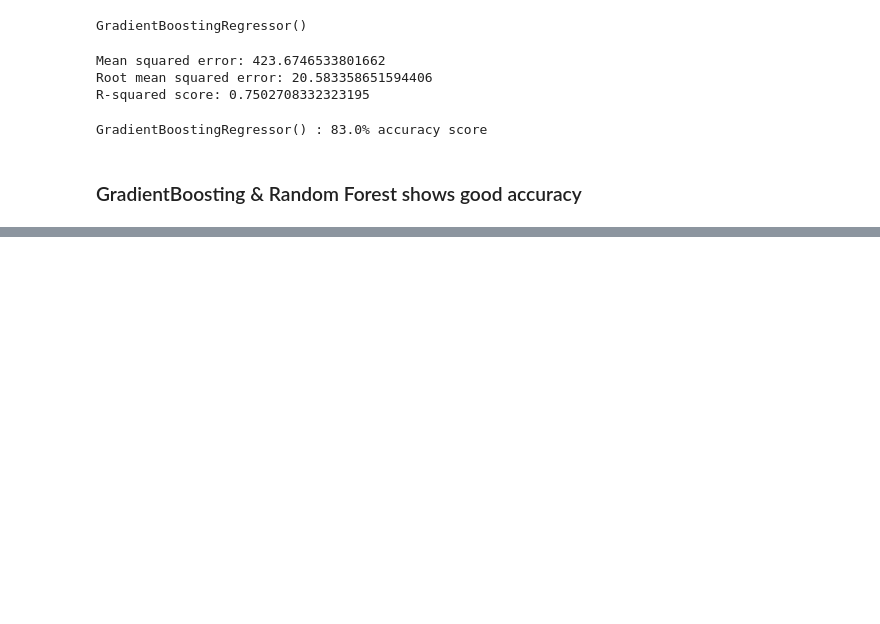
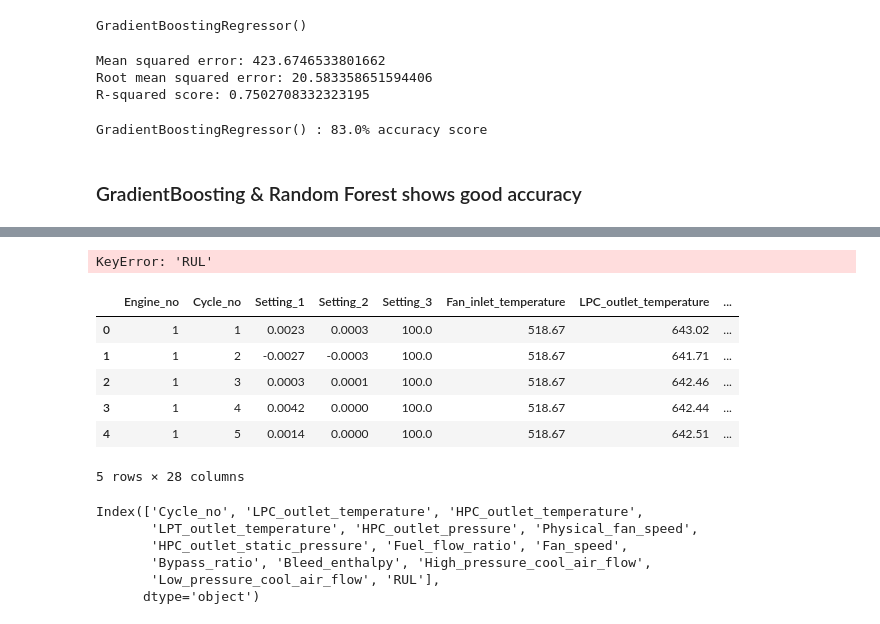
Before and after one commit to ayushgandhi904/Turboengine_predictive_maintenance, a Jupyter notebook: notebooks/trial2.ipynb, the cells around one changed output, grey strips where cells are left out. Cells and saved outputs as stored; diff of their text form; code cells hidden in the pictures; blank space fills up the shorter version.

```diff
--- a/notebooks/trial2.ipynb
+++ b/notebooks/trial2.ipynb
@@ -530,0 +561,23 @@ GradientBoostingRegressor() : 83.0% accuracy score
+# %%
+df_test1["RUL"] [df_test1["RUL"] > 125] = 125
+# %% [output]
+KeyError: 'RUL'
+# %%
+df_test1.head()
+# %% [output]
+|  | Engine_no | Cycle_no | Setting_1 | Setting_2 | Setting_3 | Fan_inlet_temperature | LPC_outlet_temperature | ... |
+| 0 | 1 | 1 | 0.0023 | 0.0003 | 100.0 | 518.67 | 643.02 | ... |
+| 1 | 1 | 2 | -0.0027 | -0.0003 | 100.0 | 518.67 | 641.71 | ... |
+| 2 | 1 | 3 | 0.0003 | 0.0001 | 100.0 | 518.67 | 642.46 | ... |
+| 3 | 1 | 4 | 0.0042 | 0.0000 | 100.0 | 518.67 | 642.44 | ... |
+| 4 | 1 | 5 | 0.0014 | 0.0000 | 100.0 | 518.67 | 642.51 | ... |
+5 rows × 28 columns
+# %%
+df_train1.columns
+# %% [output]
+Index(['Cycle_no', 'LPC_outlet_temperature', 'HPC_outlet_temperature',
+       'LPT_outlet_temperature', 'HPC_outlet_pressure', 'Physical_fan_speed',
+       'HPC_outlet_static_pressure', 'Fuel_flow_ratio', 'Fan_speed',
+       'Bypass_ratio', 'Bleed_enthalpy', 'High_pressure_cool_air_flow',
+       'Low_pressure_cool_air_flow', 'RUL'],
+      dtype='object')
```
Also changed, not shown: parts of 18 cells of this notebook, 2 other files.
